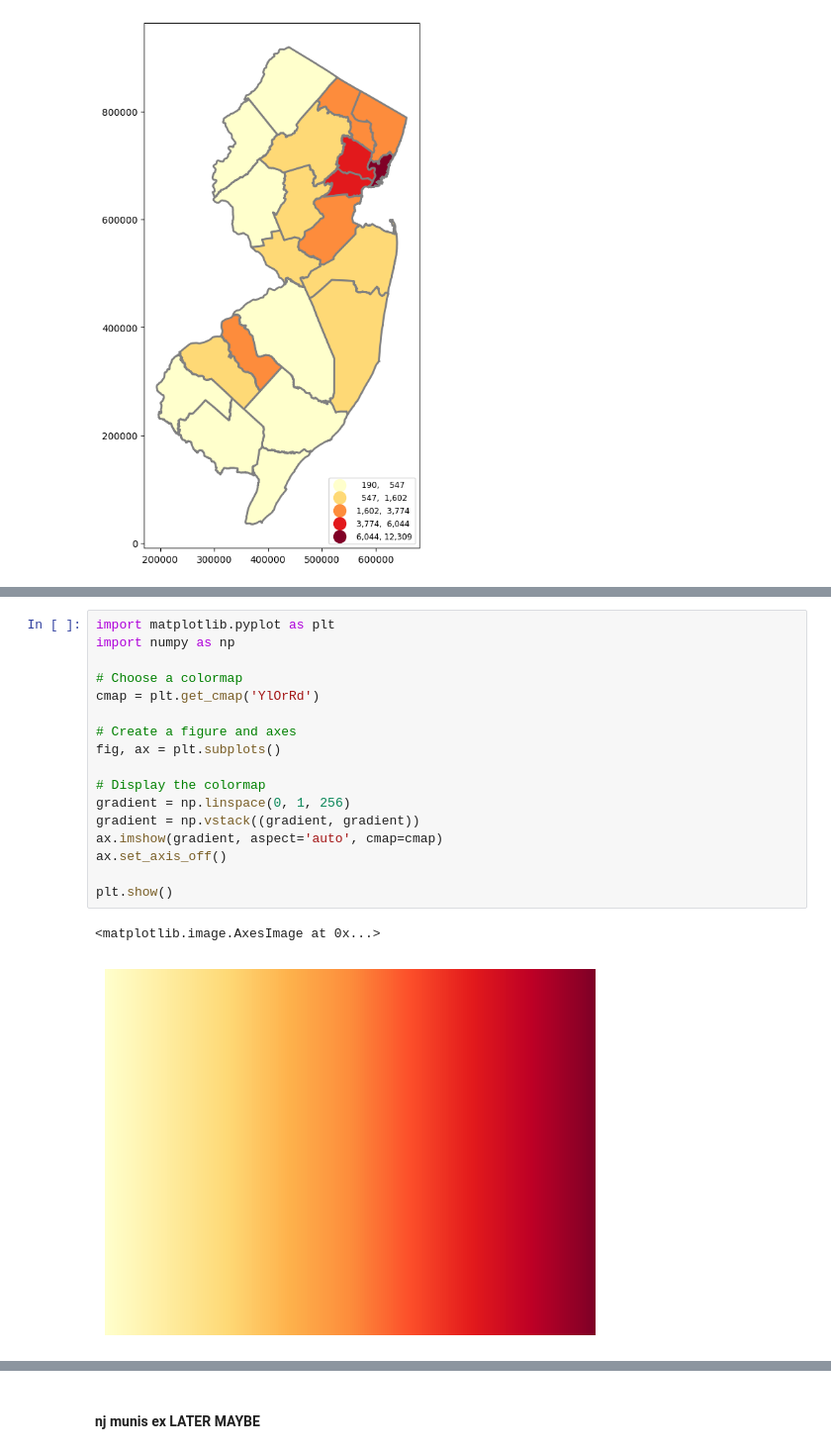
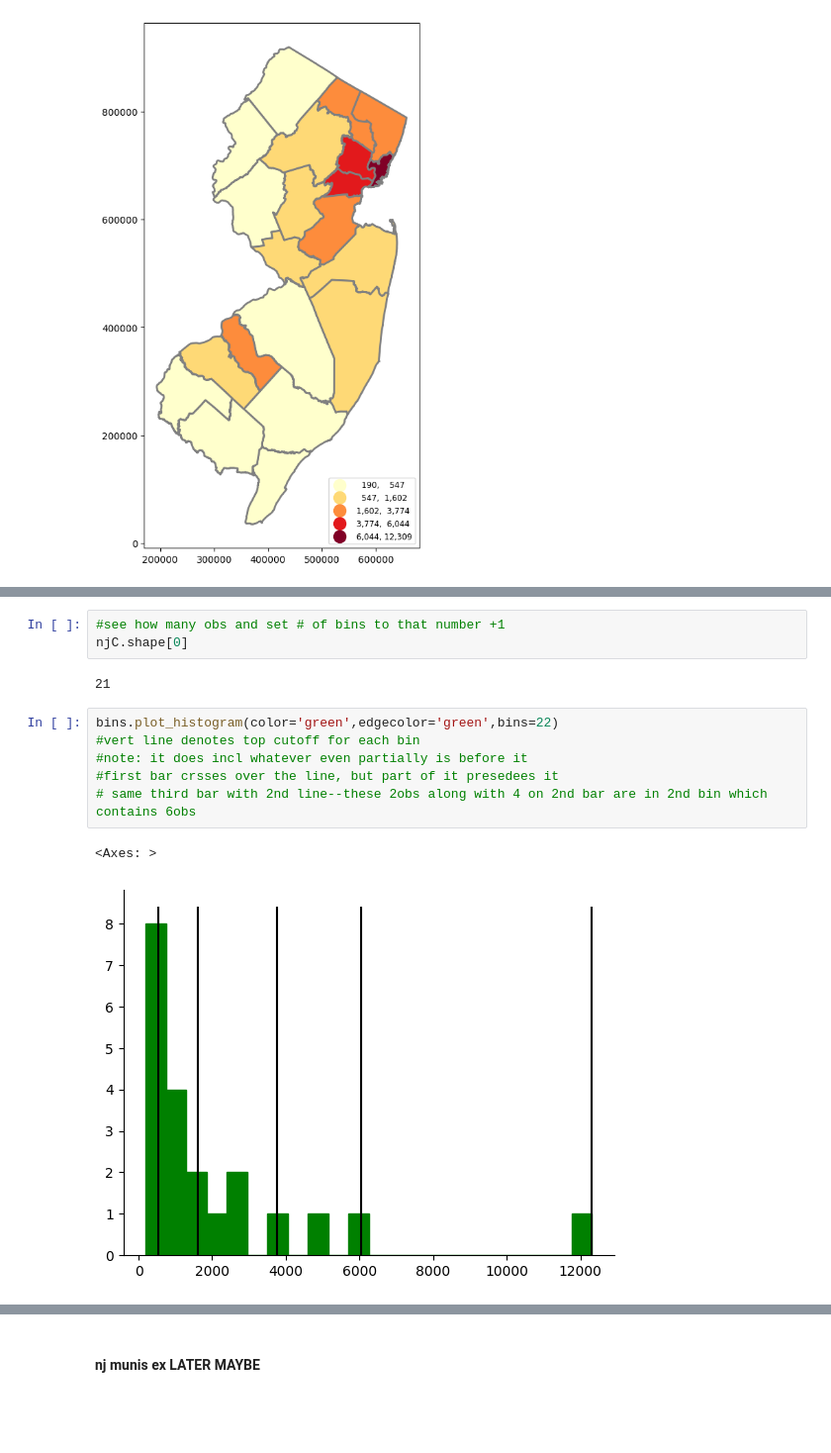
Before and after one commit to theaok/gisPy, a Jupyter notebook: geoda.ipynb, the cells around one changed output, grey strips where cells are left out. Shown at 99% size. Saved outputs shown, nothing was run; the diff lists cells and outputs as text; blank space fills up the shorter version.

```diff
--- a/geoda.ipynb
+++ b/geoda.ipynb
@@ -355,20 +345,14 @@ array(['#ffffcc', '#fc8c3b', '#ffffcc', '#fc8c3b', '#ffffcc', '#ffffcc',
-# %%
-import matplotlib.pyplot as plt
-import numpy as np
-
-# Choose a colormap
-cmap = plt.get_cmap('YlOrRd')
-
-# Create a figure and axes
-fig, ax = plt.subplots()
-
-# Display the colormap
-gradient = np.linspace(0, 1, 256)
-gradient = np.vstack((gradient, gradient))
-ax.imshow(gradient, aspect='auto', cmap=cmap)
-ax.set_axis_off()
-
-plt.show()
-# %% [output]
-<matplotlib.image.AxesImage at 0x...>
-[figure, removed]
+# %%
+#see how many obs and set # of bins to that number +1
+njC.shape[0]
+# %% [output]
+21
+# %%
+bins.plot_histogram(color='green',edgecolor='green',bins=22)
+#vert line denotes top cutoff for each bin
+#note: it does incl whatever even partially is before it
+#first bar crsses over the line, but part of it presedees it
+# same third bar with 2nd line--these 2obs along with 4 on 2nd bar are in 2nd bin which contains 6obs
+# %% [output]
+<Axes: >
+[figure, added]
```
Also changed, not shown: parts of 12 cells of this notebook.
